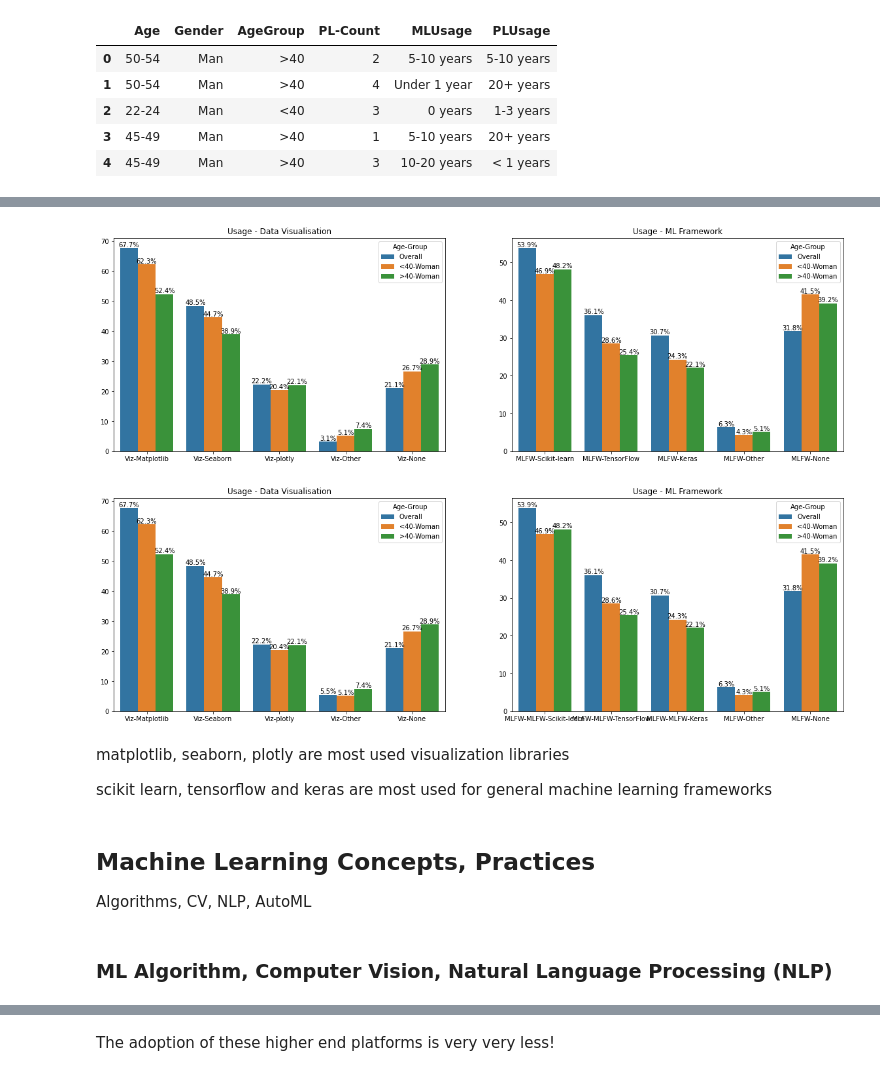
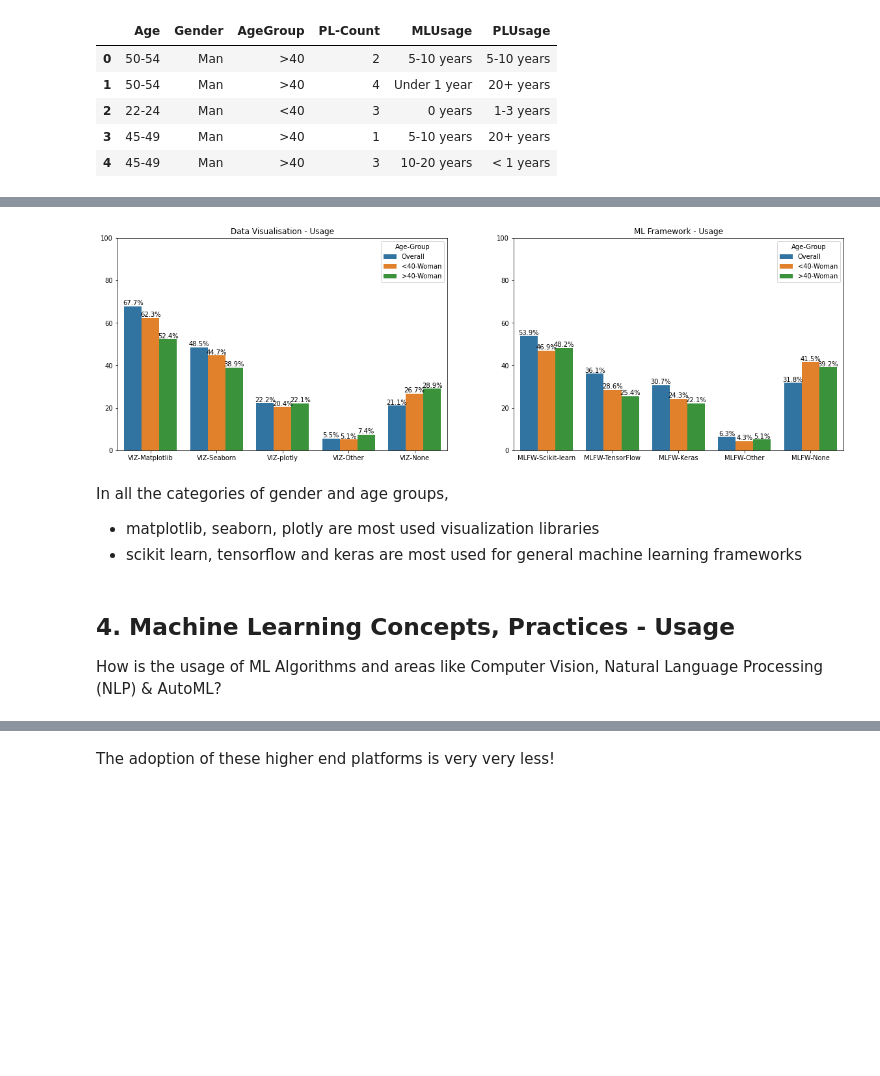
Before and after one commit to sreedevigattu/mldssurvey, a Jupyter notebook: mldssurvey.ipynb, the cells around one changed output, grey strips where cells are left out. Drawn from its saved outputs; the diff is of its cells as text; code cells hidden in the pictures; blank space fills up the shorter version.

```diff
--- a/mldssurvey.ipynb
+++ b/mldssurvey.ipynb
@@ -761,58 +746,34 @@ For obvious reasons, the **woman > 40** community has been using programming lan
 # %%
 plt.figure(figsize=(20, 6))
-ax = plt.subplot(1, 2, 1)
-COLS_VIZ, COLS_VIZ_TOP3, COLS_VIZ_OTHER, COLS_VIZ_NONE = getCols('Viz',  'Q14', 'Q14_Part_11', )
-df[COLS_VIZ].head()
-summarise(df, df_new, 'Viz', COLS_VIZ, COLS_VIZ_OTHER, 'Q14_Part_11',
-            'Q14_Part_1', 'Viz-Matplotlib', "Matplotlib",
-            'Q14_Part_2', 'Viz-Seaborn', "Seaborn",
-            'Q14_Part_3', 'Viz-plotly', "Plotly / Plotly Express", ax, "Usage - Data Visualisation"
-            )
 
-ax = plt.subplot(1, 2, 2)
-COLS_MLFW, COLS_MLFW_TOP3, COLS_MLFW_OTHER, COLS_MLFW_NONE = getCols('MLFW',  'Q16', 'Q16_Part_17', )
-df[COLS_MLFW].head()
-summarise(df, df_new, 'MLFW', COLS_MLFW, COLS_MLFW_OTHER, 'Q16_Part_17',
-            'Q16_Part_1', 'MLFW-Scikit-learn', "Scikit-learn",
-            'Q16_Part_2', 'MLFW-TensorFlow', "TensorFlow",
-            'Q16_Part_3', 'MLFW-Keras', "Keras", ax, "Usage - ML Framework"
-            )
-
-plt.figure(figsize=(20, 6))
-
-CAT, Q_PREFIX = "Viz", "Q14"
+CAT, Q_PREFIX = "VIZ", "Q14"
 Q_PART_PREFIX = f'{Q_PREFIX}_Part_'; COL_NONE = f'{Q_PART_PREFIX}11'
-COLS, _, COLS_OTHER, _ = getCols(CAT, Q_PREFIX, COL_NONE, )
-df[COLS].head()
+COLS, _, COLS_OTHER, _ = getCols(CAT, Q_PREFIX, COL_NONE, );df[COLS].head()
 ax = plt.subplot(1, 2, 1)
 summarise(df, df_new, CAT, COLS, COLS_OTHER, COL_NONE,
             f'{Q_PART_PREFIX}1', f'{CAT}-Matplotlib', "Matplotlib",
             f'{Q_PART_PREFIX}2', f'{CAT}-Seaborn', "Seaborn",
             f'{Q_PART_PREFIX}3', f'{CAT}-plotly', "Plotly / Plotly Express",
-            ax, "Usage - Data Visualisation")
+            ax, "Data Visualisation - Usage")
 
 CAT, Q_PREFIX = "MLFW", "Q16"
 Q_PART_PREFIX = f'{Q_PREFIX}_Part_'; COL_NONE = f'{Q_PART_PREFIX}17'
-COLS, _, COLS_OTHER, _ = getCols(CAT, Q_PREFIX, COL_NONE, )
-df[COLS].head()
+COLS, _, COLS_OTHER, _ = getCols(CAT, Q_PREFIX, COL_NONE, );df[COLS].head()
 ax = plt.subplot(1, 2, 2)
 summarise(df, df_new, CAT, COLS, COLS_OTHER, COL_NONE,
-            f'{Q_PART_PREFIX}1', f'{CAT}-MLFW-Scikit-learn', "Scikit-learn",
-            f'{Q_PART_PREFIX}2', f'{CAT}-MLFW-TensorFlow', "TensorFlow",
-            f'{Q_PART_PREFIX}3', f'{CAT}-MLFW-Keras', "Keras",
-            ax, "Usage - ML Framework")
+            f'{Q_PART_PREFIX}1', f'{CAT}-Scikit-learn', "Scikit-learn",
+            f'{Q_PART_PREFIX}2', f'{CAT}-TensorFlow', "TensorFlow",
+            f'{Q_PART_PREFIX}3', f'{CAT}-Keras', "Keras",
+            ax, "ML Framework - Usage")
 # %% [output]
-[figure, old version]
+[figure, new version]
-[figure, removed]
 # %% [markdown]
-matplotlib, seaborn, plotly are most used visualization libraries
-
-scikit learn, tensorflow and keras are most used for general machine learning frameworks
+In all the categories of gender and age groups,
+- matplotlib, seaborn, plotly are most used visualization libraries
+- scikit learn, tensorflow and keras are most used for general machine learning frameworks
 # %% [markdown]
-## Machine Learning Concepts, Practices
-Algorithms, CV, NLP, AutoML
+## 4. Machine Learning Concepts, Practices - Usage
+How is the usage of ML Algorithms and areas like Computer Vision, Natural Language Processing (NLP) & AutoML?
-# %% [markdown]
-### ML Algorithm, Computer Vision, Natural Language Processing (NLP)
 # %%
 plt.figure(figsize=(24, 6))
 
```
Also changed, not shown: parts of 76 cells of this notebook.
